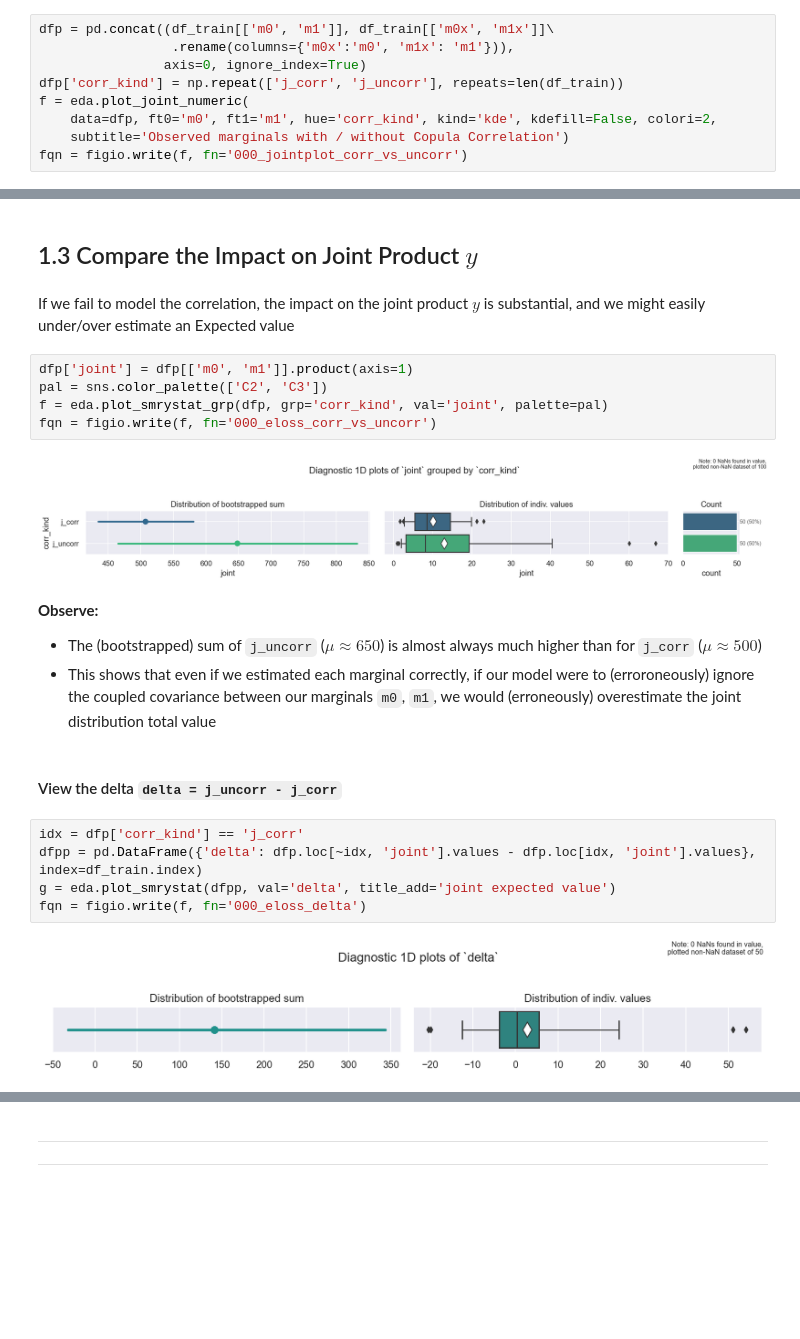
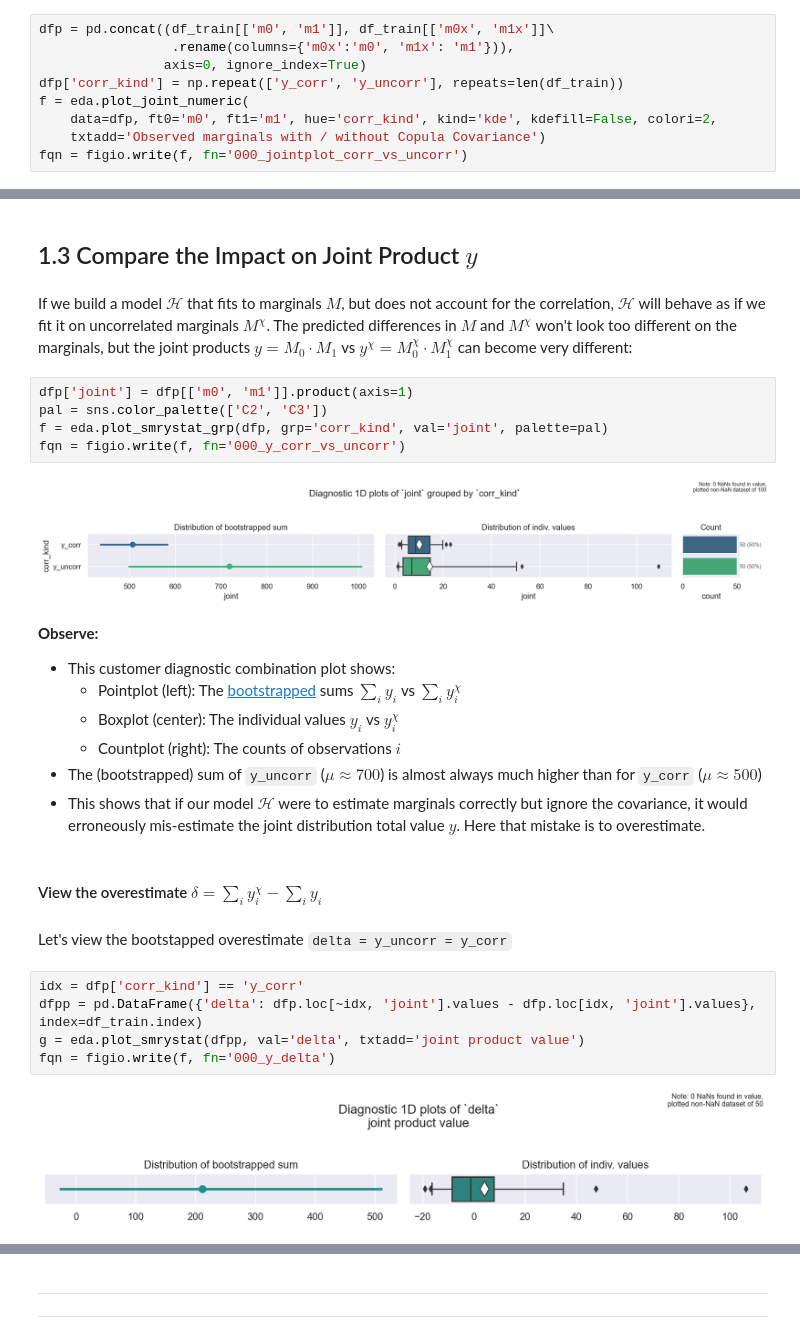
Before and after one commit to oreum-industries/oreum_copula, a Jupyter notebook: notebooks/000_Intro.ipynb, the cells around one changed output, grey strips where cells are left out. Drawn from its saved outputs; the diff is of its cells as text; blank space fills up the shorter version.

```diff
--- a/notebooks/000_Intro.ipynb
+++ b/notebooks/000_Intro.ipynb
@@ -325,9 +385,9 @@ f = eda.plot_joint_numeric(data=df_train, ft0='m0x', ft1='m1x', kind='kde+scatte
 dfp = pd.concat((df_train[['m0', 'm1']], df_train[['m0x', 'm1x']]\
                  .rename(columns={'m0x':'m0', 'm1x': 'm1'})),
                 axis=0, ignore_index=True)
-dfp['corr_kind'] = np.repeat(['j_corr', 'j_uncorr'], repeats=len(df_train))
+dfp['corr_kind'] = np.repeat(['y_corr', 'y_uncorr'], repeats=len(df_train))
 f = eda.plot_joint_numeric(
     data=dfp, ft0='m0', ft1='m1', hue='corr_kind', kind='kde', kdefill=False, colori=2,
-    subtitle='Observed marginals with / without Copula Correlation')
+    txtadd='Observed marginals with / without Copula Covariance')
 fqn = figio.write(f, fn='000_jointplot_corr_vs_uncorr')
 # %% [output]
@@ -341,28 +401,37 @@ fqn = figio.write(f, fn='000_jointplot_corr_vs_uncorr')
 # %% [markdown]
 ## 1.3 Compare the Impact on Joint Product $y$
-# %% [markdown]
-If we fail to model the correlation, the impact on the joint product $y$ is substantial, and we might easily under/over estimate an Expected value
+# %% [markdown]
+If we build a model $\mathcal{H}$ that fits to marginals $M$, but does not account for the correlation, $\mathcal{H}$
+will behave as if we fit it on uncorrelated marginals $M^{\chi}$. The predicted differences in $M$ and $M^{\chi}$ won't
+look too different on the marginals, but the joint products $y = M_{0} \cdot M_{1}$ vs
+$y^{\chi} = M^{\chi}_{0} \cdot M^{\chi}_{1}$ can become very different:
 # %%
 dfp['joint'] = dfp[['m0', 'm1']].product(axis=1)
 pal = sns.color_palette(['C2', 'C3'])
 f = eda.plot_smrystat_grp(dfp, grp='corr_kind', val='joint', palette=pal)
-fqn = figio.write(f, fn='000_eloss_corr_vs_uncorr')
+fqn = figio.write(f, fn='000_y_corr_vs_uncorr')
 # %% [output]
-[figure, old version]
+[figure, new version]
 # %% [markdown]
 **Observe:**
 
-+ The (bootstrapped) sum of `j_uncorr` ($\mu \approx 650$) is almost always much higher than for `j_corr` ($\mu \approx 500$)
-+ This shows that even if we estimated each marginal correctly, if our model were to (erroroneously) ignore the coupled covariance between our marginals `m0`, `m1`, we would (erroneously) overestimate the joint distribution total value
++ This customer diagnostic combination plot shows:
+  + Pointplot (left): The [bootstrapped](https://sedar.co/posts/bootstrap-primer/) sums $\sum_{i}y_{i}$ vs $\sum_{i}y^{\chi}_{i}$
+  + Boxplot (center): The individual values $y_{i}$ vs $y^{\chi}_{i}$
+  + Countplot (right): The counts of observations $i$
++ The (bootstrapped) sum of `y_uncorr` ($\mu \approx 700$) is almost always much higher than for `y_corr` ($\mu \approx 500$)
++ This shows that if our model $\mathcal{H}$ were to estimate marginals correctly but ignore the covariance, it would erroneously mis-estimate the joint distribution total value $y$. Here that mistake is to overestimate.
-# %% [markdown]
-#### View the delta `delta = j_uncorr - j_corr`
+# %% [markdown]
+#### View the overestimate $\delta = \sum_{i}y^{\chi}_{i} - \sum_{i}y_{i}$
+# %% [markdown]
+Let's view the bootstapped overestimate `delta = y_uncorr = y_corr`
 # %%
-idx = dfp['corr_kind'] == 'j_corr'
+idx = dfp['corr_kind'] == 'y_corr'
 dfpp = pd.DataFrame({'delta': dfp.loc[~idx, 'joint'].values - dfp.loc[idx, 'joint'].values}, index=df_train.index)
-g = eda.plot_smrystat(dfpp, val='delta', title_add='joint expected value')
-fqn = figio.write(f, fn='000_eloss_delta')
+g = eda.plot_smrystat(dfpp, val='delta', txtadd='joint product value')
+fqn = figio.write(f, fn='000_y_delta')
 # %% [output]
-[figure, old version]
+[figure, new version]
 # %% [markdown]
 **Observe:**
 
```
Also changed, not shown: parts of 43 cells of this notebook, 10 other files.
